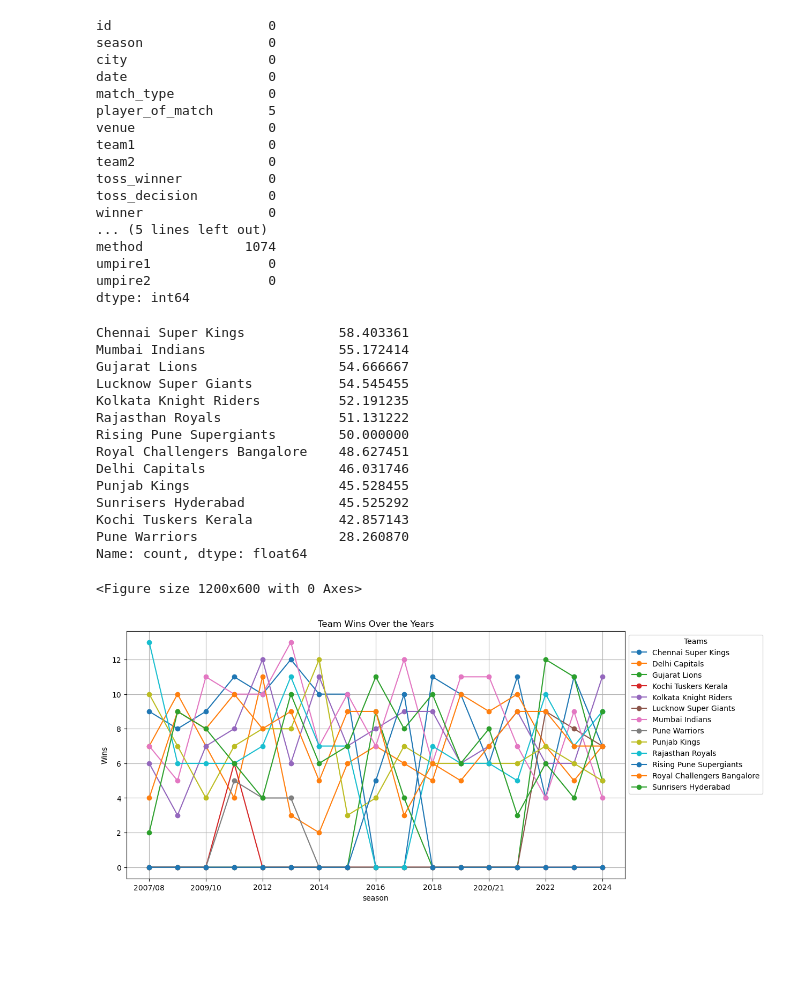
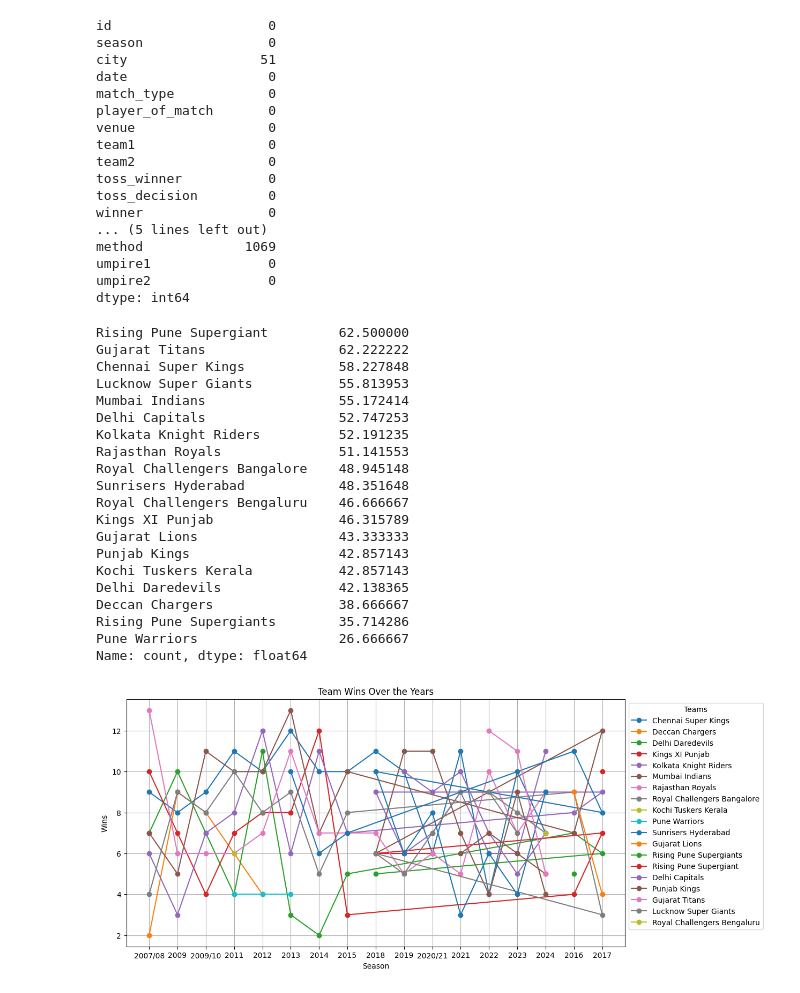
Before and after one commit to shreeafk/IPL-analysis-, a Jupyter notebook: Team1/Aheesh/Teamcomparisionupdated.ipynb, the cells around one changed output. Drawn from its saved outputs; the diff is of its cells as text; code cells hidden in the pictures; blank space fills up the shorter version.

```diff
--- a/Team1/Aheesh/Teamcomparisionupdated.ipynb
+++ b/Team1/Aheesh/Teamcomparisionupdated.ipynb
@@ -4,8 +4,8 @@ import matplotlib.pyplot as plt
 import seaborn as sns
 # %%
 # Load the matches dataset
-matches_df = pd.read_csv("C:/Users/karth/Downloads/matchesS.csv")
-deliveries_df = pd.read_csv("C:/Users/karth/Downloads/Team comparision/deliveries.csv")
+matches_df = pd.read_csv('C:/Users/SHEEYASH/Documents/GitHub/IPL-analysis-/Team1/Aheesh/matches.csv')
+deliveries_df = pd.read_csv('C:/Users/SHEEYASH/Documents/GitHub/IPL-analysis-/Team1/Aheesh/deliveries.csv')
 
 # Display the first few rows
 matches_df.head()
@@ -48,10 +48,10 @@ matches_df.isnull().sum()
 # %% [output]
 id                    0
 season                0
-city                  0
+city                 51
 date                  0
 match_type            0
-player_of_match       5
+player_of_match       0
 venue                 0
 team1                 0
 team2                 0
@@ -59,7 +59,7 @@ toss_winner           0
 toss_decision         0
 winner                0
 ... (5 lines left out)
-method             1074
+method             1069
 umpire1               0
 umpire2               0
 dtype: int64
@@ -77,35 +77,45 @@ win_percentage = win_percentage.dropna().sort_values(ascending=False)
 # Display the win percentage
 win_percentage
 # %% [output]
-Chennai Super Kings            58.403361
+Rising Pune Supergiant         62.500000
+Gujarat Titans                 62.222222
+Chennai Super Kings            58.227848
+Lucknow Super Giants           55.813953
 Mumbai Indians                 55.172414
-Gujarat Lions                  54.666667
-Lucknow Super Giants           54.545455
+Delhi Capitals                 52.747253
 Kolkata Knight Riders          52.191235
-Rajasthan Royals               51.131222
-Rising Pune Supergiants        50.000000
-Royal Challengers Bangalore    48.627451
-Delhi Capitals                 46.031746
-Punjab Kings                   45.528455
-Sunrisers Hyderabad            45.525292
+Rajasthan Royals               51.141553
+Royal Challengers Bangalore    48.945148
+Sunrisers Hyderabad            48.351648
+Royal Challengers Bengaluru    46.666667
+Kings XI Punjab                46.315789
+Gujarat Lions                  43.333333
+Punjab Kings                   42.857143
 Kochi Tuskers Kerala           42.857143
-Pune Warriors                  28.260870
+Delhi Daredevils               42.138365
+Deccan Chargers                38.666667
+Rising Pune Supergiants        35.714286
+Pune Warriors                  26.666667
 Name: count, dtype: float64
 # %%
 # Group by season and winning team to count wins per season
-seasonal_wins = matches_df.groupby(['season', 'winner']).size().unstack(fill_value=0)
+seasonal_wins = matches_df.groupby(['season', 'winner']).size().reset_index(name='wins')
+
 # Plot the line chart
 plt.figure(figsize=(12, 6))
-seasonal_wins.plot(kind='line', marker='o', figsize=(12, 6))
+for team in seasonal_wins['winner'].unique():
+    team_data = seasonal_wins[seasonal_wins['winner'] == team]
+    plt.plot(team_data['season'], team_data['wins'], marker='o', label=team)
+
 plt.title("Team Wins Over the Years")
-plt.xlabel("season")
+plt.xlabel("Season")
 plt.ylabel("Wins")
 plt.legend(title="Teams", bbox_to_anchor=(1,1))
 plt.grid(True)
 plt.show()
+seasonal_wins.to_csv('C:/Users/SHEEYASH/Documents/GitHub/IPL-analysis-/Team1/Aheesh/seasonal_win.csv')
 # %% [output]
-<Figure size 1200x600 with 0 Axes>
-[figure, old version]
+[figure, new version]
 # %%
 # Plot the pie chart
 plt.figure(figsize=(10, 10))
```
Also changed, not shown: parts of 6 cells of this notebook, 25 other files.
